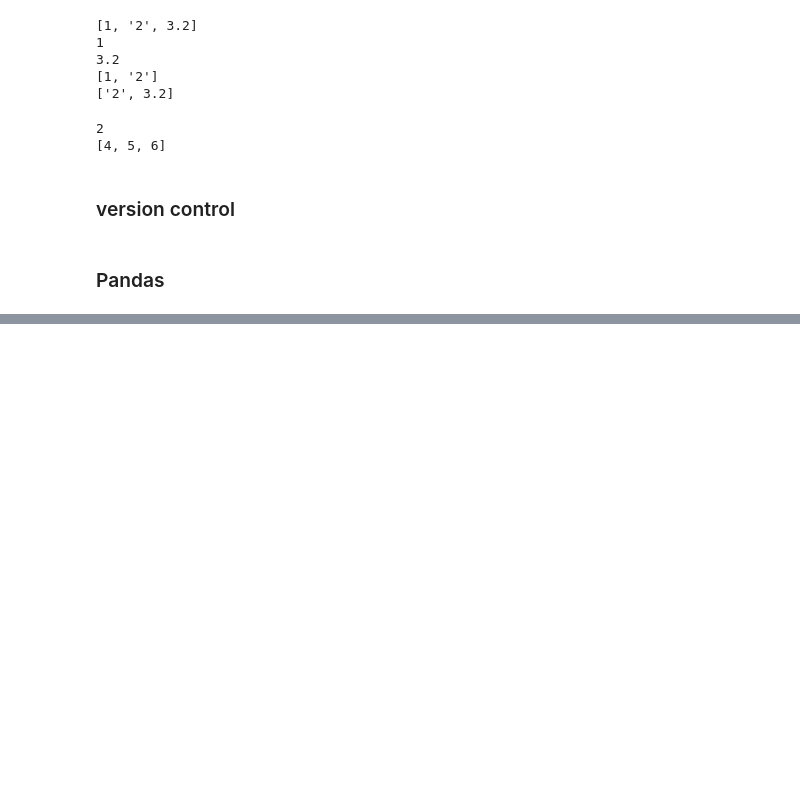
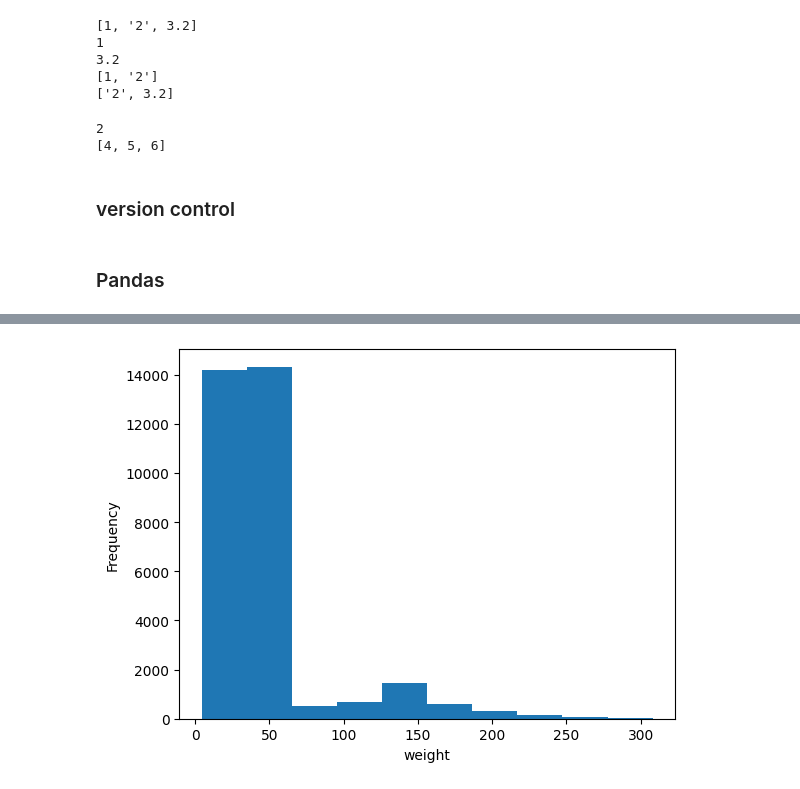
Before and after one commit to lizzol/dimen-python-2023, a Jupyter notebook: hello.ipynb, the cells around one changed output, grey strips where cells are left out. Saved outputs shown, nothing was run; the diff lists cells and outputs as text; code cells hidden in the pictures; blank space fills up the shorter version.

```diff
--- a/hello.ipynb
+++ b/hello.ipynb
@@ -146,0 +272,10 @@ surveys_df = pd.read_csv('portal-teachingdb-master/surveys.csv')
+# %%
+# vectorised maths on columns
+# lets drop NaNs first
+surveys_df['weight'].dropna()
+# imagine we want to correct this data because we know all values need to be increased by 10%
+surveys_df['weight'].dropna() * 1.1
+# this doesn't change the original data
+# if we want it to change the original data, we can do that!
+surveys_df['weights'] = surveys_df['weight'].dropna() * 1.1
+print(surveys_df['weights'])
@@ -146,0 +295,10 @@ surveys_df = pd.read_csv('portal-teachingdb-master/surveys.csv')
+# %%
+# pip install matplotlib and restart
+# lets make a plot babeee
+surveys_df['weights'].plot(kind='hist',xlabel='weight')
+import matplotlib.pyplot as plt
+# to save a fig.
+plt.savefig('figures/weights_hist.png',dpi=300)
+# typically don't commit the figures either, as we are not committing the data
+# %% [output]
+[figure, added]
```
Also changed, not shown: parts of 22 cells of this notebook.
